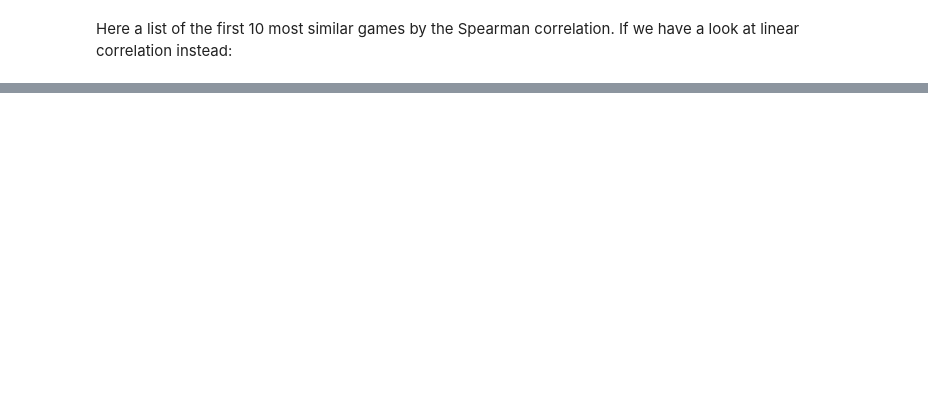
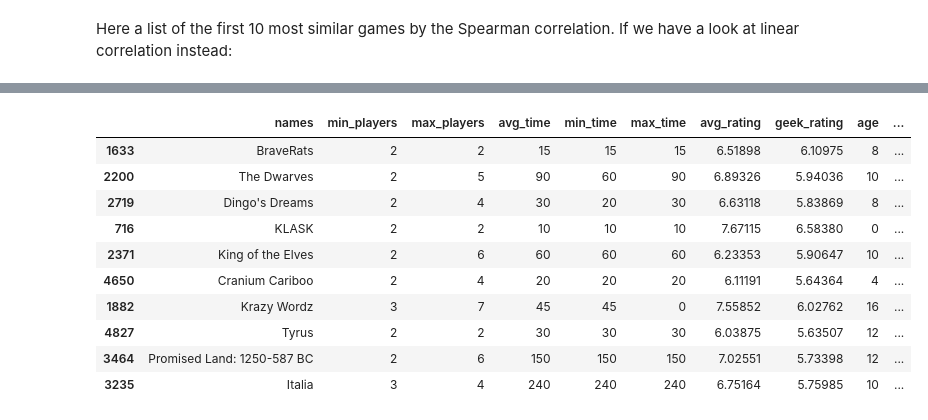
Before and after one commit to dongiovy/Jato, a Jupyter notebook: Models_to_derive_similarity.ipynb, the cells around one changed output, grey strips where cells are left out. Cells and saved outputs as stored; diff of their text form; code cells hidden in the pictures; blank space fills up the shorter version.

```diff
--- a/Models_to_derive_similarity.ipynb
+++ b/Models_to_derive_similarity.ipynb
@@ -163,0 +281,8 @@ game_pear.head(10)
+# %%
+def manhattan_distance(x,y):
+
+    return sum(abs(a-b) for a,b in zip(x,y))
+# %%
+manhattan = []
+for k in range(total_row):
+    manhattan.append(manhattan_distance(my_game[my_game.columns[1:]].loc[0],game_for_model[game_for_model.columns[1:]].iloc[k]))
@@ -163,0 +291,18 @@ game_pear.head(10)
+# %%
+game_spear['manhattan'] = manhattan
+# %%
+game_spear = game_spear.sort_values(['manhattan'], ascending=[True])
+# %%
+game_spear.head(10)
+# %% [output]
+|  | names | min_players | max_players | avg_time | min_time | max_time | avg_rating | geek_rating | age | ... |
+| 1633 | BraveRats | 2 | 2 | 15 | 15 | 15 | 6.51898 | 6.10975 | 8 | ... |
+| 2200 | The Dwarves | 2 | 5 | 90 | 60 | 90 | 6.89326 | 5.94036 | 10 | ... |
+| 2719 | Dingo's Dreams | 2 | 4 | 30 | 20 | 30 | 6.63118 | 5.83869 | 8 | ... |
+| 716 | KLASK | 2 | 2 | 10 | 10 | 10 | 7.67115 | 6.58380 | 0 | ... |
+| 2371 | King of the Elves | 2 | 6 | 60 | 60 | 60 | 6.23353 | 5.90647 | 10 | ... |
+| 4650 | Cranium Cariboo | 2 | 4 | 20 | 20 | 20 | 6.11191 | 5.64364 | 4 | ... |
+| 1882 | Krazy Wordz | 3 | 7 | 45 | 45 | 0 | 7.55852 | 6.02762 | 16 | ... |
+| 4827 | Tyrus | 2 | 2 | 30 | 30 | 30 | 6.03875 | 5.63507 | 12 | ... |
+| 3464 | Promised Land: 1250-587 BC | 2 | 6 | 150 | 150 | 150 | 7.02551 | 5.73398 | 12 | ... |
+| 3235 | Italia | 3 | 4 | 240 | 240 | 240 | 6.75164 | 5.75985 | 10 | ... |
```
Also changed, not shown: parts of 37 cells of this notebook, 1 other file.
